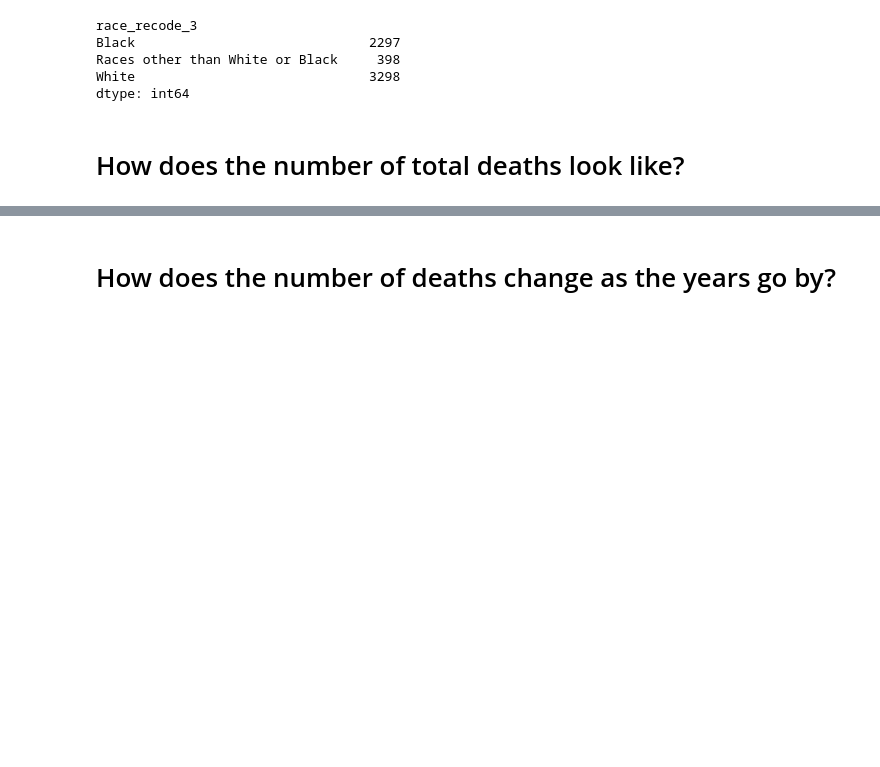
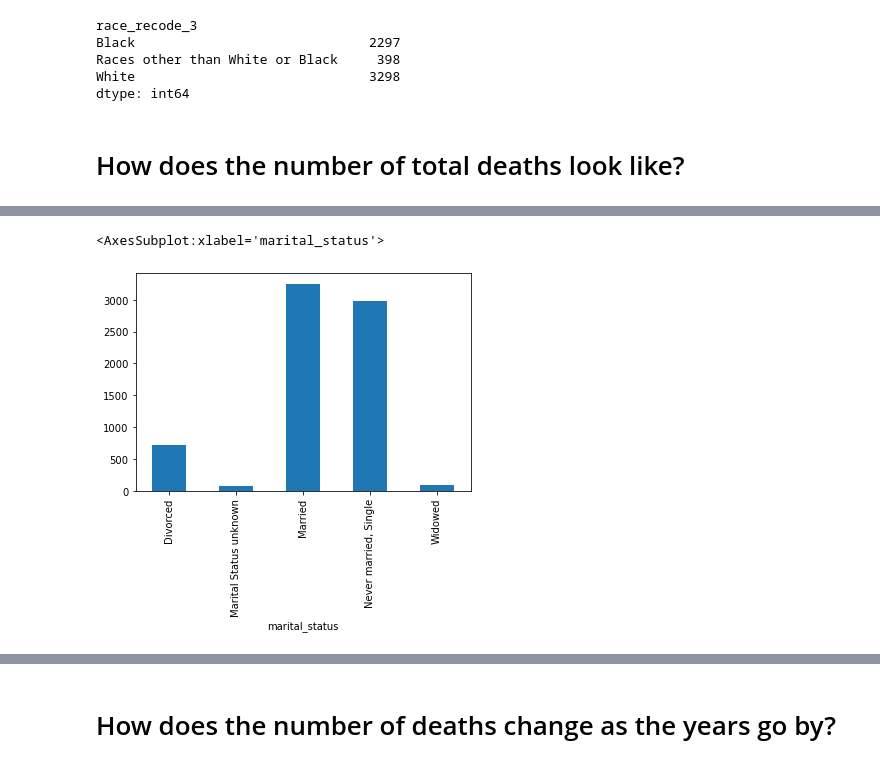
Before and after one commit to andrezafeu/maternal_mortality, a Jupyter notebook: EDA.ipynb, the cells around one changed output, grey strips where cells are left out. Drawn from its saved outputs; the diff is of its cells as text; code cells hidden in the pictures; blank space fills up the shorter version.

```diff
--- a/EDA.ipynb
+++ b/EDA.ipynb
@@ -208,0 +233,5 @@ df.groupby(df['ethnicity']).size().plot.bar(
+# %%
+df.groupby(df['marital_status']).size().plot.bar()
+# %% [output]
+<AxesSubplot:xlabel='marital_status'>
+[figure, added]
```
Also changed, not shown: parts of 19 cells of this notebook.
